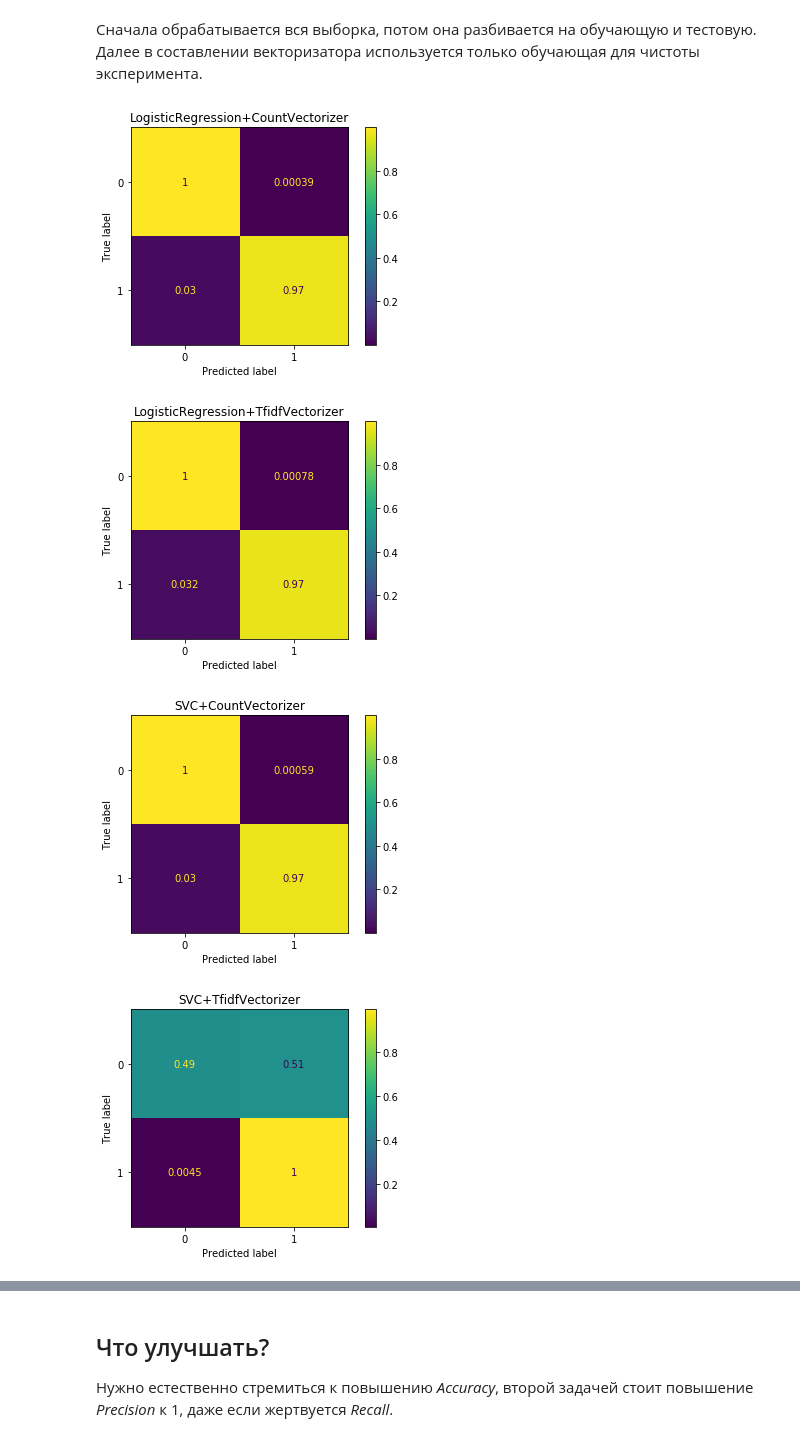
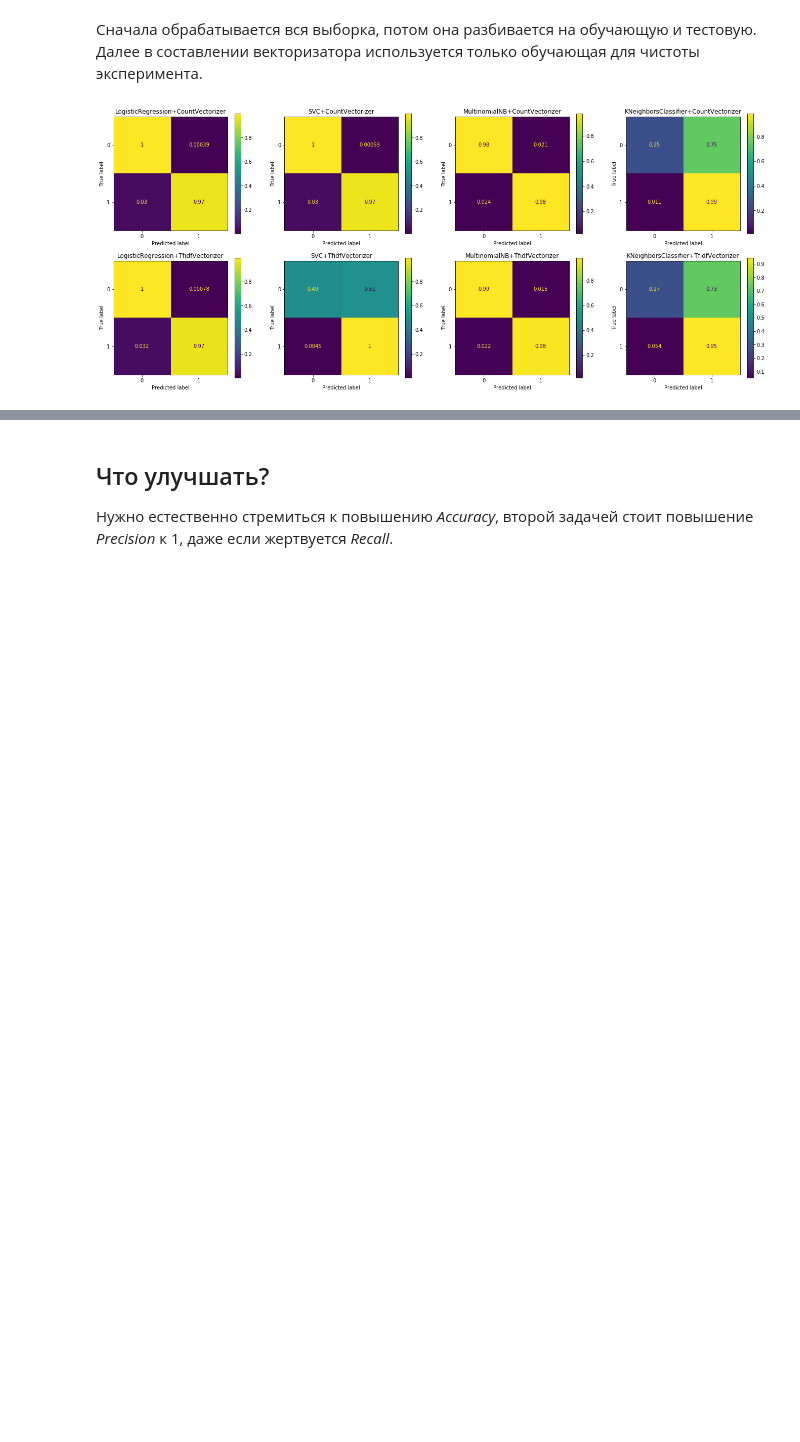
Before and after one commit to AlexanderFromEarth/SQL-Injection-Detector, a Jupyter notebook: experiments.ipynb, the cells around one changed output, grey strips where cells are left out. Saved outputs shown, nothing was run; the diff lists cells and outputs as text; code cells hidden in the pictures; blank space fills up the shorter version.

Commit message:
pretify confusion matrix output

```diff
--- a/experiments.ipynb
+++ b/experiments.ipynb
@@ -103,15 +103,24 @@ from sklearn.metrics import accuracy_score, f1_score, precision_score, recall_sc
 scores = (accuracy_score, f1_score, precision_score, recall_score,)
 # %%
 from sklearn.metrics import plot_confusion_matrix
-def fit_predict(classifier, vectorizer):
+def fit_predict(classifier, vectorizer, classifier_idx=None, vectorizer_idx=None, verbose=False):
     transformed_X_train = vectorizer.fit_transform(X_train)
     transformed_X_test = vectorizer.transform(X_test)
     y_pred = classifier.fit(transformed_X_train, y_train).predict(transformed_X_test)
-    _, ax = plt.subplots()
-    ax.set_title(classifier.__class__.__name__ + '+' + vectorizer.__class__.__name__)
-    plot_confusion_matrix(classifier, transformed_X_test, y_test, normalize='true', ax=ax)
-    plt.show()
-    return y_pred
+    clf_title = classifier.__class__.__name__ + '+' + vectorizer.__class__.__name__
+    if classifier_idx is not None or vectorizer_idx is not None:
+        if len(vectorizers) == 1 or len(classifiers) == 1:
+            ax[max(vectorizer_idx, classifier_idx)].set_title(clf_title)
+            plot_confusion_matrix(classifier, transformed_X_test, y_test, normalize='true', ax=ax[max(vectorizer_idx, classifier_idx)])
+        else:
+            ax[vectorizer_idx, classifier_idx].set_title(clf_title)
+            plot_confusion_matrix(classifier, transformed_X_test, y_test, normalize='true', ax=ax[vectorizer_idx, classifier_idx])
+    if verbose is True:
+        _, lax = plt.subplots()
+        lax.set_title(clf_title)
+        plot_confusion_matrix(classifier, transformed_X_test, y_test, normalize='true', ax=lax)
+        plt.show()
+    return clf_title, y_pred
 # %% [markdown]
 Сначала обрабатывается вся выборка, потом она разбивается на обучающую и тестовую. Далее в составлении векторизатора используется только обучающая для чистоты эксперимента.
 # %%
@@ -121,15 +130,14 @@ X = [preprocess(text) for text in df[0].values.astype('U')]
 y = df[1].values
 X_train, X_test, y_train, y_test = train_test_split(X, y, test_size=0.2, random_state=42)
 # %%
-predictions = ((classifier, vectorizer, fit_predict(classifier, vectorizer)) for classifier in classifiers for vectorizer in vectorizers)
+fig, ax = plt.subplots(nrows=len(vectorizers), ncols=len(classifiers), figsize=(5.8 * len(classifiers), 4.8 * len(vectorizers)))
+predictions = (fit_predict(classifier, vectorizer, classifier_idx, vectorizer_idx) for classifier_idx, classifier in enumerate(classifiers) for vectorizer_idx, vectorizer in enumerate(vectorizers))
 results = pd.DataFrame({
-    classifier.__class__.__name__ + '+' + vectorizer.__class__.__name__: {
+    clf_title: {
         score.__name__: score(y_test, y_pred) for score in scores
     }
-    for classifier, vectorizer, y_pred in predictions
+    for clf_title, y_pred in predictions
 })
+plt.show()
 # %% [output]
-[figure, old version]
+[figure, new version]
-[figure, removed]
-[figure, removed]
-[figure, removed]
```
Also changed, not shown: parts of 1 cell of this notebook.
